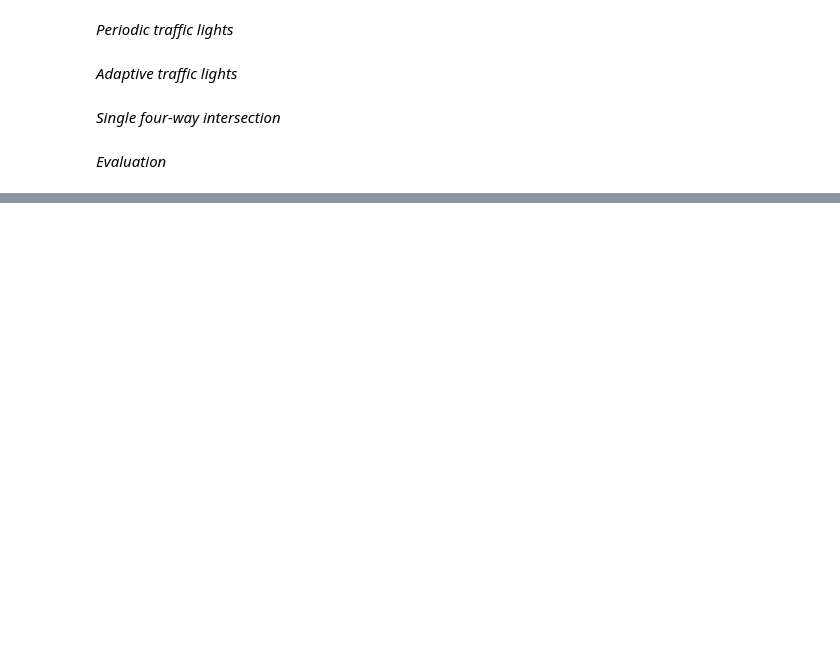
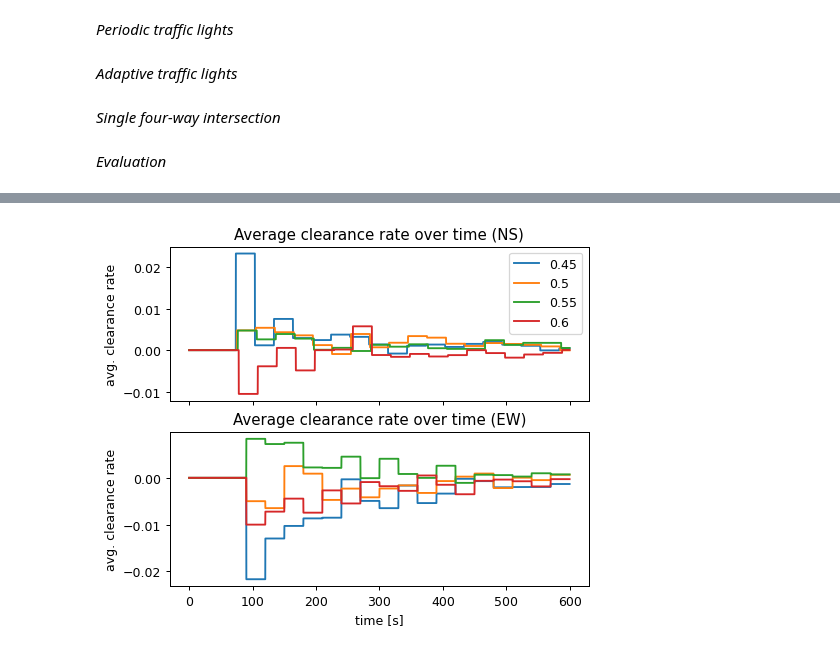
Before and after one commit to KingJohanna/vehicle-traffic-congestion-control, a Jupyter notebook: Evaluation_1x1.ipynb, the cells around one changed output, grey strips where cells are left out. Saved outputs shown, nothing was run; the diff lists cells and outputs as text; code cells hidden in the pictures; blank space fills up the shorter version.

```diff
--- a/Evaluation_1x1.ipynb
+++ b/Evaluation_1x1.ipynb
@@ -61,0 +80,5 @@ plt.savefig('figs/periodic_vs_adaptive_wait_time', bbox_inches='tight')
+# %%
+fig,ax = multi_eval.plot_avg_clearance_rates(plt=plt, grid_ind=(0,0), fig_size=(6,5))
+plt.savefig('figs/periodic_clearance_rate', bbox_inches='tight')
+# %% [output]
+[figure, added]
```
Also changed, not shown: parts of 8 cells of this notebook, 6 other files.
